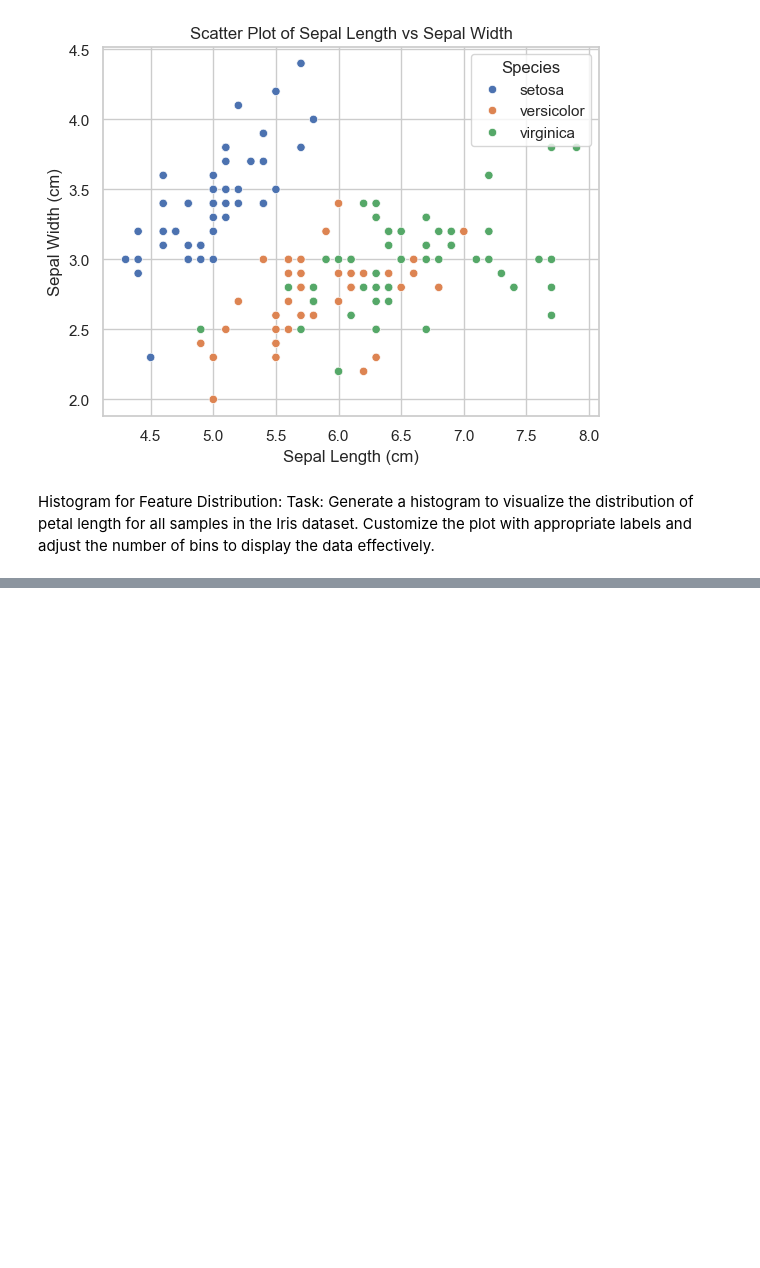
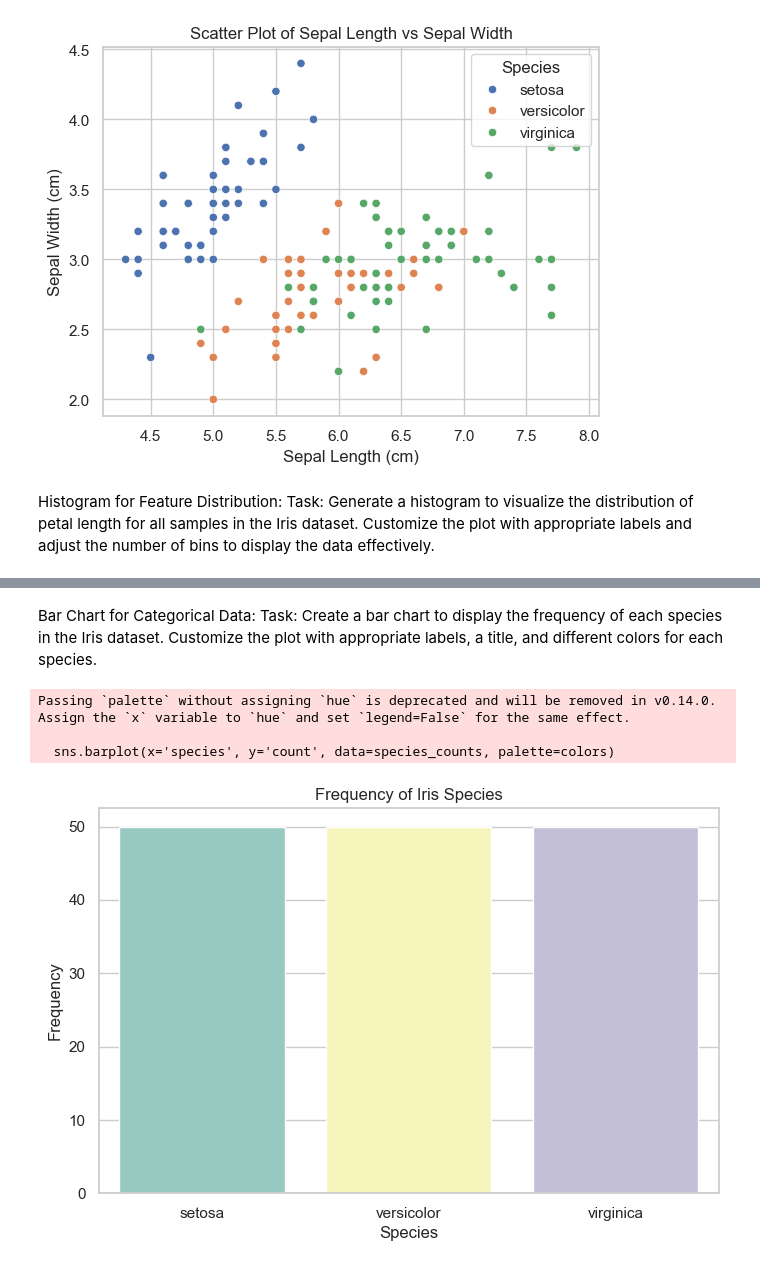
Before and after one commit to Bhuvanbhasker/Practice, a Jupyter notebook: string/matplotlib/iris.ipynb, the cells around one changed output, grey strips where cells are left out. Cells and saved outputs as stored; diff of their text form; code cells hidden in the pictures; blank space fills up the shorter version.

```diff
--- a/string/matplotlib/iris.ipynb
+++ b/string/matplotlib/iris.ipynb
@@ -39,0 +127,36 @@ Histogram for Feature Distribution: Task: Generate a histogram to visualize the
+# %% [markdown]
+Bar Chart for Categorical Data: Task: Create a bar chart to display the frequency of each species in the Iris dataset. Customize the plot with appropriate labels, a title, and different colors for each species.
+# %%
+import matplotlib.pyplot as plt
+import seaborn as sns
+import pandas as pd
+
+# Read the Iris dataset from the CSV file
+data = pd.read_csv("D:\\progamming\\Practice\\string\\matplotlib\\iris.csv")
+
+# Count the frequency of each species
+species_counts = data['species'].value_counts().reset_index()
+species_counts.columns = ['species', 'count']
+
+# Set custom colors for each species
+colors = sns.color_palette("Set3")
+
+# Create a bar chart to display the frequency of each species
+sns.set(style="whitegrid")
+plt.figure(figsize=(8, 5))  # Set the size of the figure
+
+# Customize the bar chart
+sns.barplot(x='species', y='count', data=species_counts, palette=colors)
+
+# Customize the plot with labels and title
+plt.title("Frequency of Iris Species")
+plt.xlabel("Species")
+plt.ylabel("Frequency")
+
+# Show the plot
+plt.show()
+# %% [output]
+Passing `palette` without assigning `hue` is deprecated and will be removed in v0.14.0. Assign the `x` variable to `hue` and set `legend=False` for the same effect.
+
+  sns.barplot(x='species', y='count', data=species_counts, palette=colors)
+[figure, added]
```
Also changed, not shown: parts of 5 cells of this notebook.
